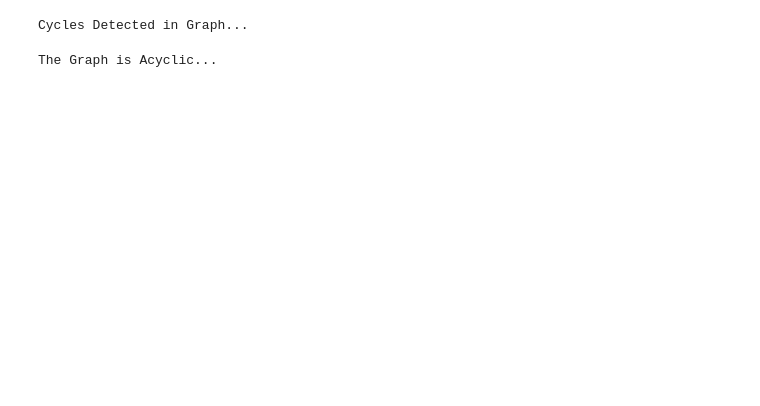
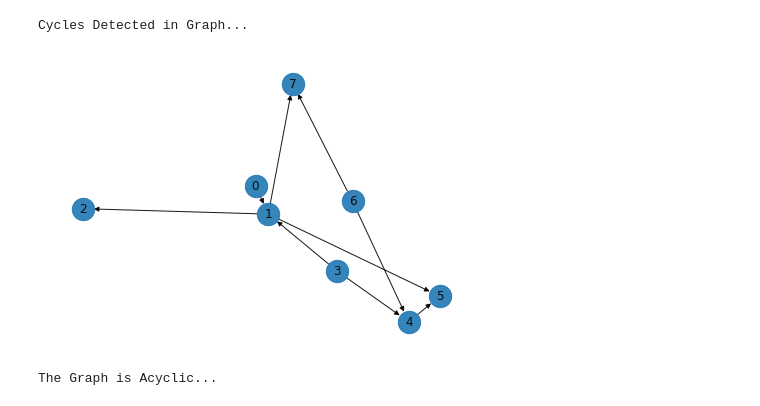
Before and after one commit to loboronan07/AI-Lab, a Jupyter notebook: Lab3/exercise2.ipynb, the cells around one changed output. Drawn from its saved outputs; the diff is of its cells as text; code cells hidden in the pictures; blank space fills up the shorter version.

```diff
--- a/Lab3/exercise2.ipynb
+++ b/Lab3/exercise2.ipynb
@@ -63,3 +69,13 @@ g.addedge(3, 1)
+# %%
+edges = [(0,1), (1,2), (1,5), (1,7), (3,1), (3,4), (4,5), (6,4), (6,7)]
+
+g = Graph(8)
+for i, j in edges:
+    g.addedge(i, j)
+
+g.visualize()
+# %% [output]
+[figure, added]
 # %%
 detectcycles(g)
 # %% [output]
```
Also changed, not shown: parts of 8 cells of this notebook, 5 other files.
